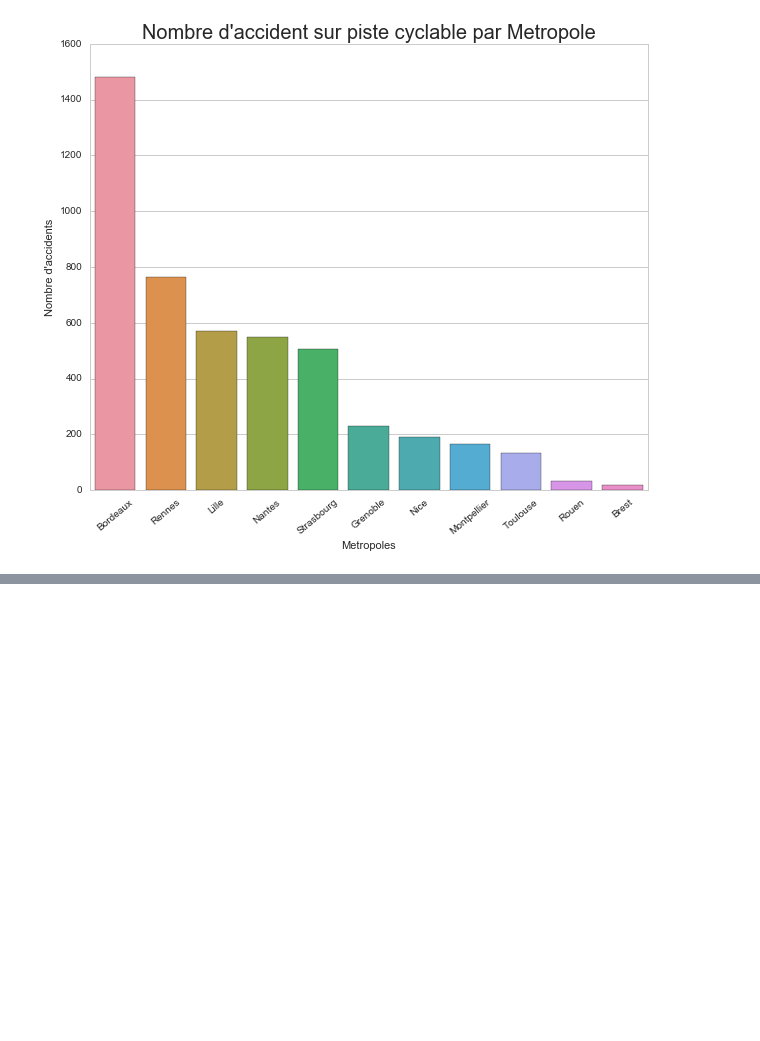
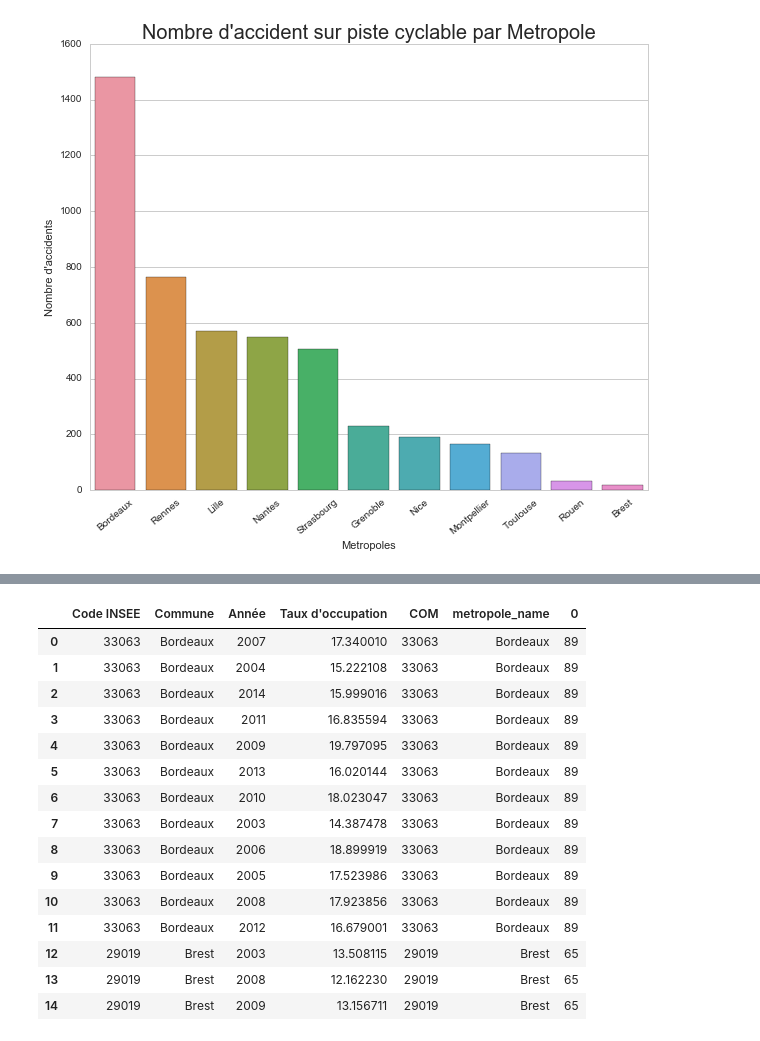
Before and after one commit to armgilles/datafactBDX, a Jupyter notebook: Explore_data.ipynb, the cells around one changed output, grey strips where cells are left out. Drawn from its saved outputs; the diff is of its cells as text; code cells hidden in the pictures; blank space fills up the shorter version.

```diff
--- a/Explore_data.ipynb
+++ b/Explore_data.ipynb
@@ -540,0 +547,3 @@ ax.set_title("Nombre d'accident sur piste cyclable par Metropole", fontsize=20)
+# %%
+cinema = pd.read_csv('data/taux-doccupation-des-fauteuils-de-cinema-par-commune-de-50-000-habitants-ou-plus.csv',
+                     sep=";", dtype={"Code INSEE" : np.dtype('str')})
@@ -540,0 +620,2 @@ ax.set_title("Nombre d'accident sur piste cyclable par Metropole", fontsize=20)
+# %%
+code_insee_metropole = france[['COM', 'metropole_name']][~pd.isnull(france.metropole_name)].groupby(['COM','metropole_name']).size().reset_index()
@@ -540,0 +631,20 @@ ax.set_title("Nombre d'accident sur piste cyclable par Metropole", fontsize=20)
+# %%
+cine_metropole = cinema.merge(code_insee_metropole, how='inner', left_on='Code INSEE', right_on='COM')
+cine_metropole.head(15)
+# %% [output]
+|  | Code INSEE | Commune | Année | Taux d'occupation | COM | metropole_name | 0 |
+| 0 | 33063 | Bordeaux | 2007 | 17.340010 | 33063 | Bordeaux | 89 |
+| 1 | 33063 | Bordeaux | 2004 | 15.222108 | 33063 | Bordeaux | 89 |
+| 2 | 33063 | Bordeaux | 2014 | 15.999016 | 33063 | Bordeaux | 89 |
+| 3 | 33063 | Bordeaux | 2011 | 16.835594 | 33063 | Bordeaux | 89 |
+| 4 | 33063 | Bordeaux | 2009 | 19.797095 | 33063 | Bordeaux | 89 |
+| 5 | 33063 | Bordeaux | 2013 | 16.020144 | 33063 | Bordeaux | 89 |
+| 6 | 33063 | Bordeaux | 2010 | 18.023047 | 33063 | Bordeaux | 89 |
+| 7 | 33063 | Bordeaux | 2003 | 14.387478 | 33063 | Bordeaux | 89 |
+| 8 | 33063 | Bordeaux | 2006 | 18.899919 | 33063 | Bordeaux | 89 |
+| 9 | 33063 | Bordeaux | 2005 | 17.523986 | 33063 | Bordeaux | 89 |
+| 10 | 33063 | Bordeaux | 2008 | 17.923856 | 33063 | Bordeaux | 89 |
+| 11 | 33063 | Bordeaux | 2012 | 16.679001 | 33063 | Bordeaux | 89 |
+| 12 | 29019 | Brest | 2003 | 13.508115 | 29019 | Brest | 65 |
+| 13 | 29019 | Brest | 2008 | 12.162230 | 29019 | Brest | 65 |
+| 14 | 29019 | Brest | 2009 | 13.156711 | 29019 | Brest | 65 |
```
Also changed, not shown: parts of 20 cells of this notebook.
